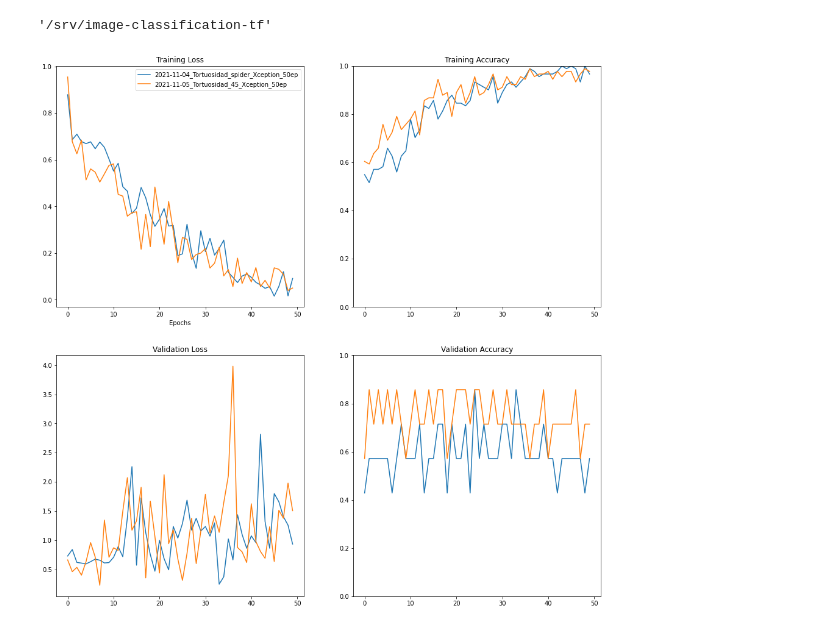
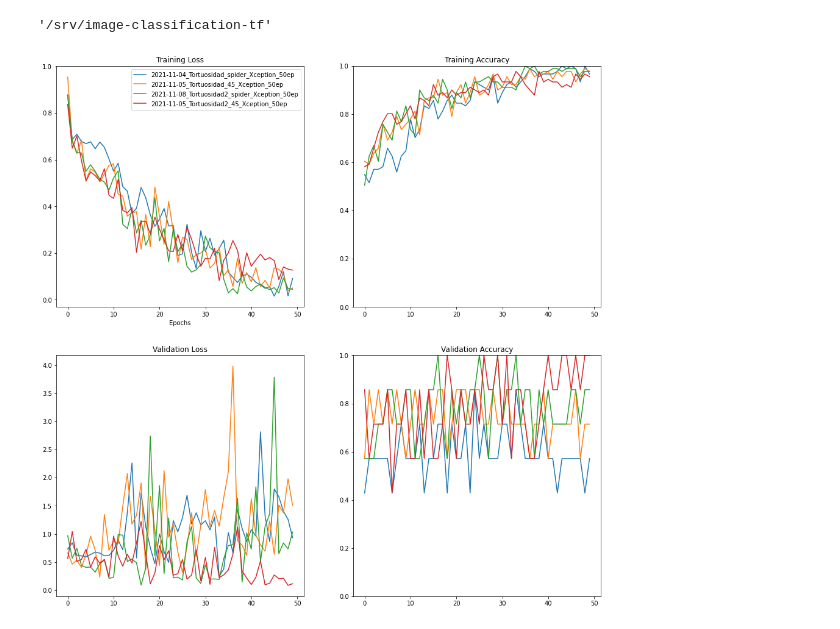
Before and after one commit to MiriamCobo/CoronaryArteries, a Jupyter notebook: notebooks/2.0-Model_training.ipynb, the cells around one changed output. Cells and saved outputs as stored; diff of their text form; code cells hidden in the pictures.

```diff
--- a/notebooks/2.0-Model_training.ipynb
+++ b/notebooks/2.0-Model_training.ipynb
@@ -98,9 +98,11 @@ pwd
 # %%
 from imgclas.plot_utils import multi_training_plots
 
 TIMESTAMPS = ['2021-11-04_Tortuosidad_spider_Xception_50ep',
-              '2021-11-05_Tortuosidad_45_Xception_50ep']
+              '2021-11-05_Tortuosidad_45_Xception_50ep',
+              '2021-11-08_Tortuosidad2_spider_Xception_50ep',
+             '2021-11-05_Tortuosidad2_45_Xception_50ep']
 
 multi_training_plots(timestamps=TIMESTAMPS)
 # %% [output]
-[figure, old version]
+[figure, new version]
```
Also changed, not shown: parts of 2 cells of this notebook, 5 other files.
